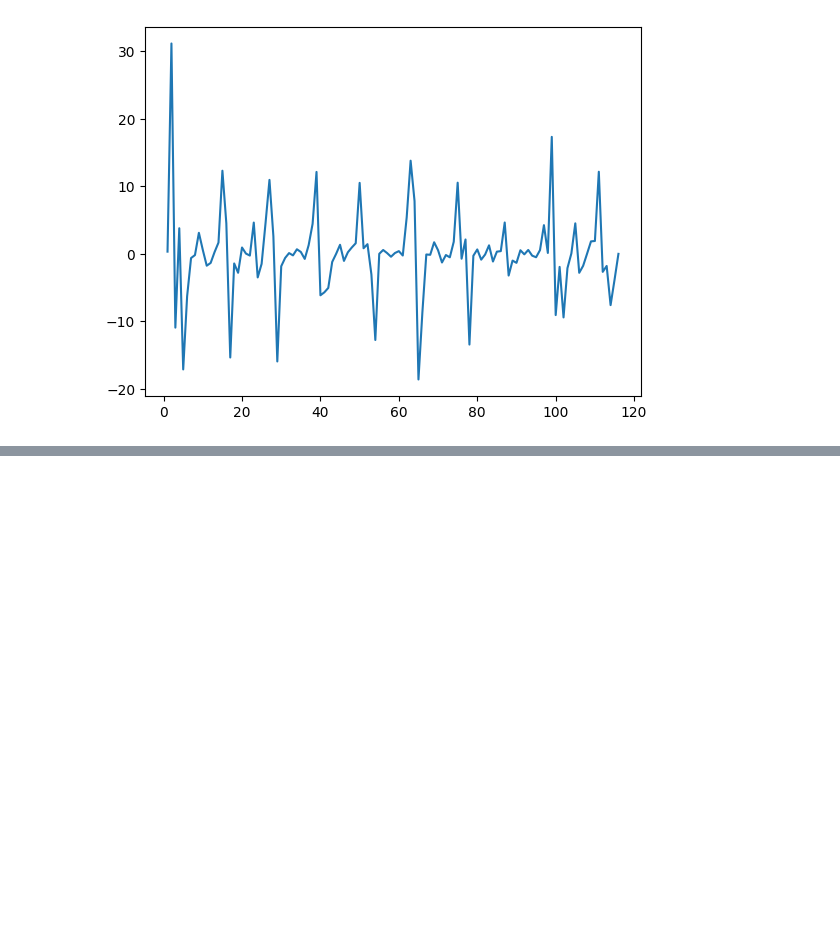
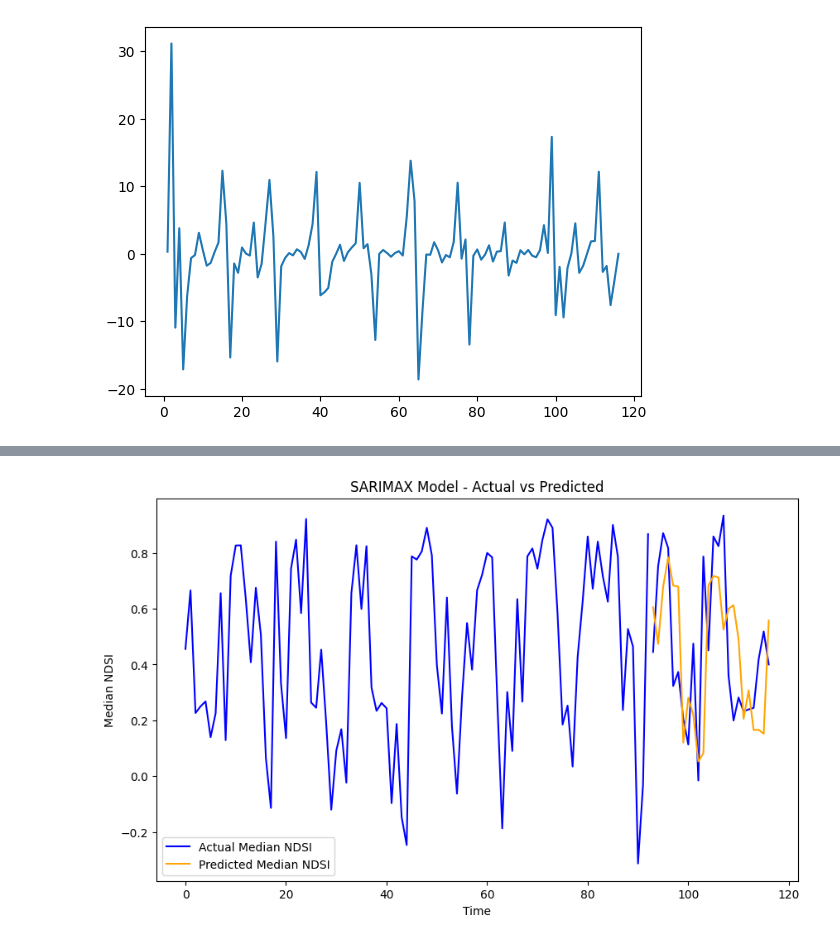
Before and after one commit to pranavkoka/Melting-Glaciers-Capstone, a Jupyter notebook: timeseries_models.ipynb, the cells around one changed output, grey strips where cells are left out. Drawn from its saved outputs; the diff is of its cells as text; code cells hidden in the pictures; blank space fills up the shorter version.

```diff
--- a/timeseries_models.ipynb
+++ b/timeseries_models.ipynb
@@ -339,3 +341,10 @@ ts_diff_rain.plot()
 # %% [output]
 <Axes: >
 [figure]
+# %%
+y = ts_dataset['Median NDSI']
+exog = ts_dataset[['Mean Temp', 'RAINFALL']]
+# %%
+train_size = int(len(ts_dataset) * 0.8)
+y_train, y_test = y[:train_size], y[train_size:]
+exog_train, exog_test = exog[:train_size], exog[train_size:]
@@ -341,0 +493,11 @@ ts_diff_rain.plot()
+# %%
+model = SARIMAX(
+    y_train,
+    exog=exog_train,
+    order=(2, 0, 2),          # (p, d, q) values
+    seasonal_order=(0, 1, 2, 12)  # (P, D, Q, m) - m=12 for monthly data
+)
+
+results = model.fit()
+
+print(results.summary())
@@ -341,0 +522,16 @@ ts_diff_rain.plot()
+# %%
+# Predict on test set
+y_pred = results.predict(start=len(y_train), end=len(y_train) + len(y_test) - 1, exog=exog_test)
+
+# Plot actual vs predicted values
+plt.figure(figsize=(10, 6))
+plt.plot(y_train.index, y_train, color='blue')
+plt.plot(y_test.index, y_test, label='Actual Median NDSI', color='blue')
+plt.plot(y_test.index, y_pred, label='Predicted Median NDSI', color='orange')
+plt.xlabel('Time')
+plt.ylabel('Median NDSI')
+plt.legend()
+plt.title('SARIMAX Model - Actual vs Predicted')
+plt.show()
+# %% [output]
+[figure, added]
```
Also changed, not shown: parts of 7 cells of this notebook, 1 other file.
